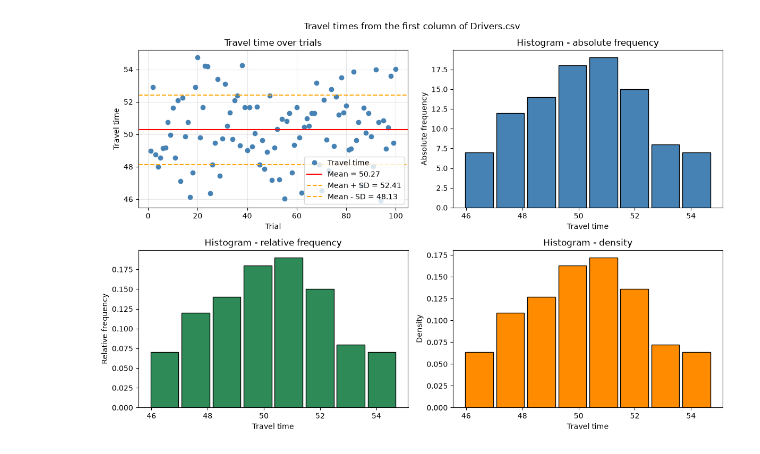
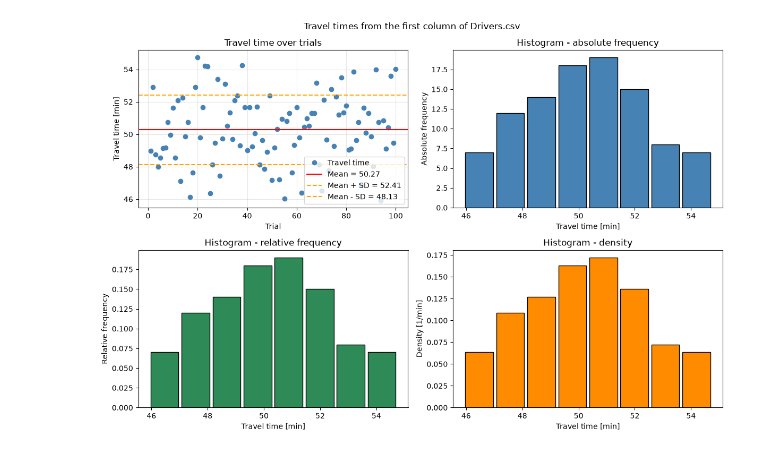
Before and after one commit to yunu5b/Exercises, a Jupyter notebook: exercise_2/excercise2-1.ipynb, the cells around one changed output. Drawn from its saved outputs; the diff is of its cells as text; code cells hidden in the pictures.

```diff
--- a/exercise_2/excercise2-1.ipynb
+++ b/exercise_2/excercise2-1.ipynb
@@ -55,7 +55,7 @@ axes[0, 0].axhline(
 
 axes[0, 0].set_title("Travel time over trials")
 axes[0, 0].set_xlabel("Trial")
-axes[0, 0].set_ylabel("Travel time")
+axes[0, 0].set_ylabel("Travel time [min]")
 axes[0, 0].legend()
 axes[0, 0].grid(alpha=0.3)
 
@@ -71,7 +71,7 @@ axes[0, 1].hist(
 )
 
 axes[0, 1].set_title("Histogram - absolute frequency")
-axes[0, 1].set_xlabel("Travel time")
+axes[0, 1].set_xlabel("Travel time [min]")
 axes[0, 1].set_ylabel("Absolute frequency")
 
 # -------------------------------------------------
@@ -80,34 +80,34 @@ axes[0, 1].set_ylabel("Absolute frequency")
 axes[1, 0].hist(
     data,
     bins=bins,
     rwidth=0.9,
     weights=np.ones_like(data) / len(data),
     edgecolor="black",
     color="seagreen"
 )
 
 axes[1, 0].set_title("Histogram - relative frequency")
-axes[1, 0].set_xlabel("Travel time")
+axes[1, 0].set_xlabel("Travel time [min]")
 axes[1, 0].set_ylabel("Relative frequency")
 
 # -------------------------------------------------
 # 4. Histogram: density
 # -------------------------------------------------
 axes[1, 1].hist(
     data,
     bins=bins,
     rwidth=0.9,
     density=True,
     edgecolor="black",
     color="darkorange"
 )
 
 axes[1, 1].set_title("Histogram - density")
-axes[1, 1].set_xlabel("Travel time")
-axes[1, 1].set_ylabel("Density")
+axes[1, 1].set_xlabel("Travel time [min]")
+axes[1, 1].set_ylabel("Density [1/min]")
 
 fig.suptitle("Travel times from the first column of Drivers.csv")
 fig.tight_layout()
 plt.show()
 # %% [output]
-[figure, old version]
+[figure, new version]
```
Also changed, not shown: 4 other files.
